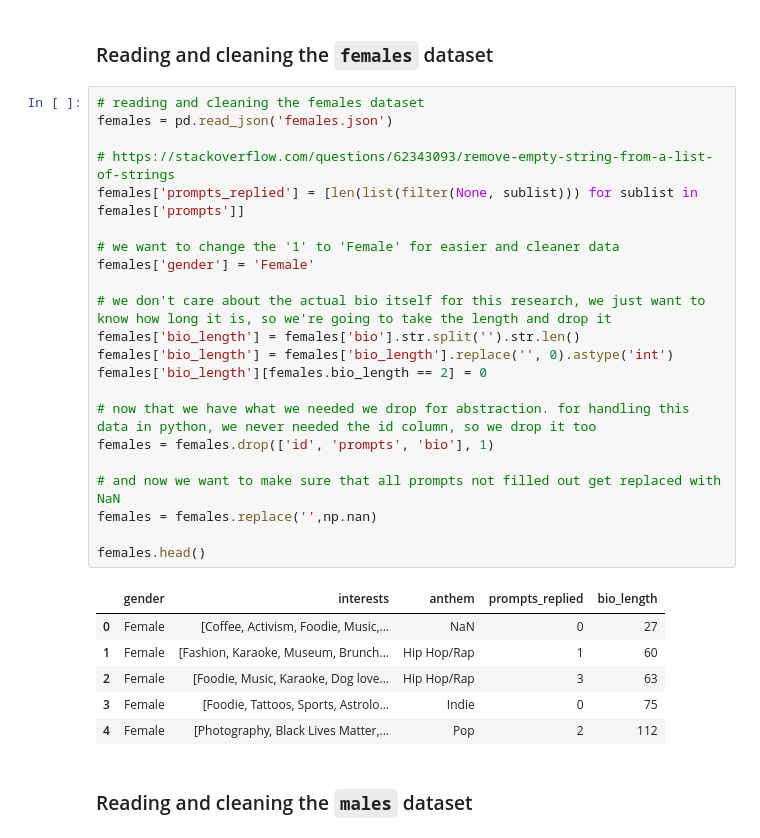
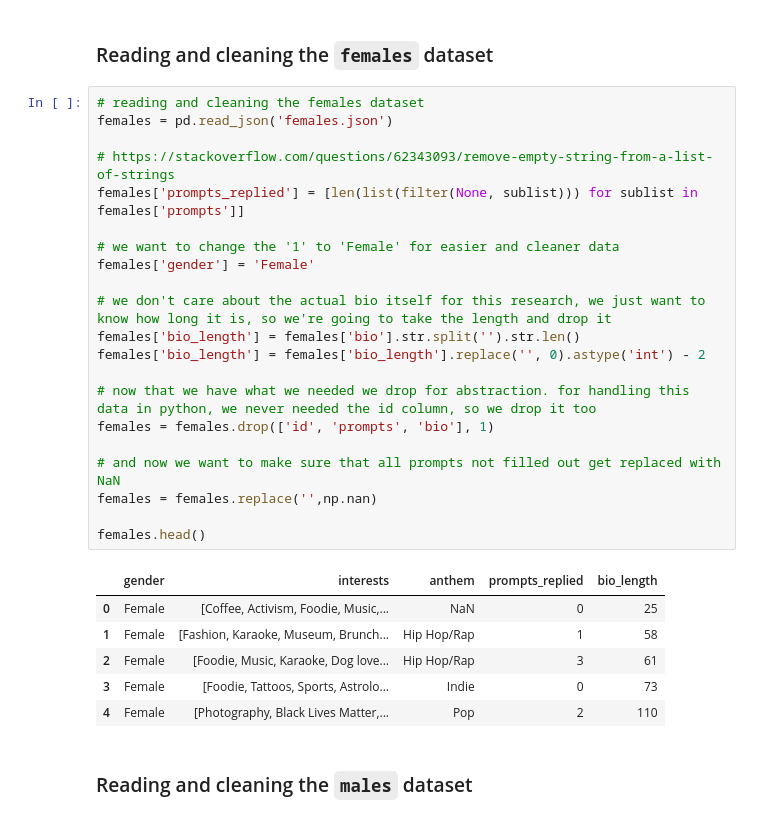
Before and after one commit to ccvale/tinder-profile-analysis, a Jupyter notebook: tinderquery.ipynb, the cells around one changed output. Drawn from its saved outputs; the diff is of its cells as text.

```diff
--- a/tinderquery.ipynb
+++ b/tinderquery.ipynb
@@ -34,32 +34,31 @@ We plan on creating the following columns with the data provided from the aforem
 # %%
 # reading and cleaning the females dataset
 females = pd.read_json('females.json')
 
 # https://stackoverflow.com/questions/62343093/remove-empty-string-from-a-list-of-strings
 females['prompts_replied'] = [len(list(filter(None, sublist))) for sublist in females['prompts']]
 
 # we want to change the '1' to 'Female' for easier and cleaner data
 females['gender'] = 'Female'
 
 # we don't care about the actual bio itself for this research, we just want to know how long it is, so we're going to take the length and drop it
 females['bio_length'] = females['bio'].str.split('').str.len()
-females['bio_length'] = females['bio_length'].replace('', 0).astype('int')
-females['bio_length'][females.bio_length == 2] = 0
+females['bio_length'] = females['bio_length'].replace('', 0).astype('int') - 2
 
 # now that we have what we needed we drop for abstraction. for handling this data in python, we never needed the id column, so we drop it too
 females = females.drop(['id', 'prompts', 'bio'], 1)
 
 # and now we want to make sure that all prompts not filled out get replaced with NaN
 females = females.replace('',np.nan)
 
 females.head()
 # %% [output]
 |  | gender | interests | anthem | prompts_replied | bio_length |
-| 0 | Female | [Coffee, Activism, Foodie, Music,... | NaN | 0 | 27 |
-| 1 | Female | [Fashion, Karaoke, Museum, Brunch... | Hip Hop/Rap | 1 | 60 |
-| 2 | Female | [Foodie, Music, Karaoke, Dog love... | Hip Hop/Rap | 3 | 63 |
-| 3 | Female | [Foodie, Tattoos, Sports, Astrolo... | Indie | 0 | 75 |
-| 4 | Female | [Photography, Black Lives Matter,... | Pop | 2 | 112 |
+| 0 | Female | [Coffee, Activism, Foodie, Music,... | NaN | 0 | 25 |
+| 1 | Female | [Fashion, Karaoke, Museum, Brunch... | Hip Hop/Rap | 1 | 58 |
+| 2 | Female | [Foodie, Music, Karaoke, Dog love... | Hip Hop/Rap | 3 | 61 |
+| 3 | Female | [Foodie, Tattoos, Sports, Astrolo... | Indie | 0 | 73 |
+| 4 | Female | [Photography, Black Lives Matter,... | Pop | 2 | 110 |
 # %% [markdown]
 ### Reading and cleaning the `males` dataset
 # %%
```
Also changed, not shown: parts of 11 cells of this notebook.
